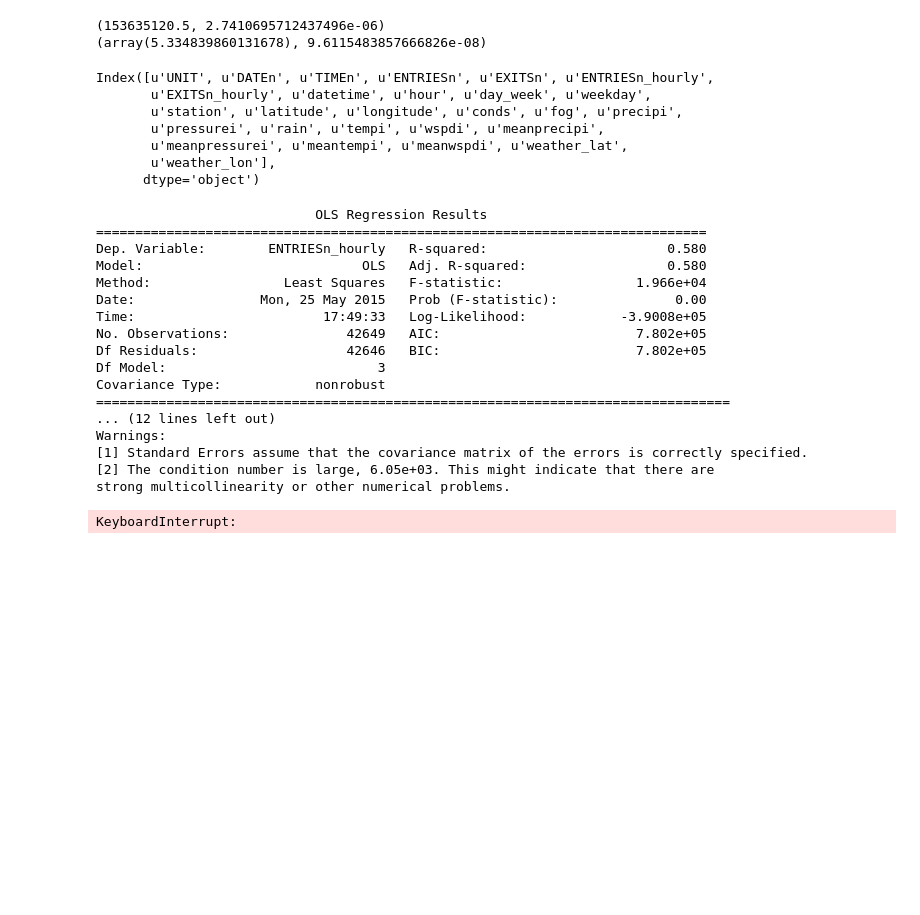
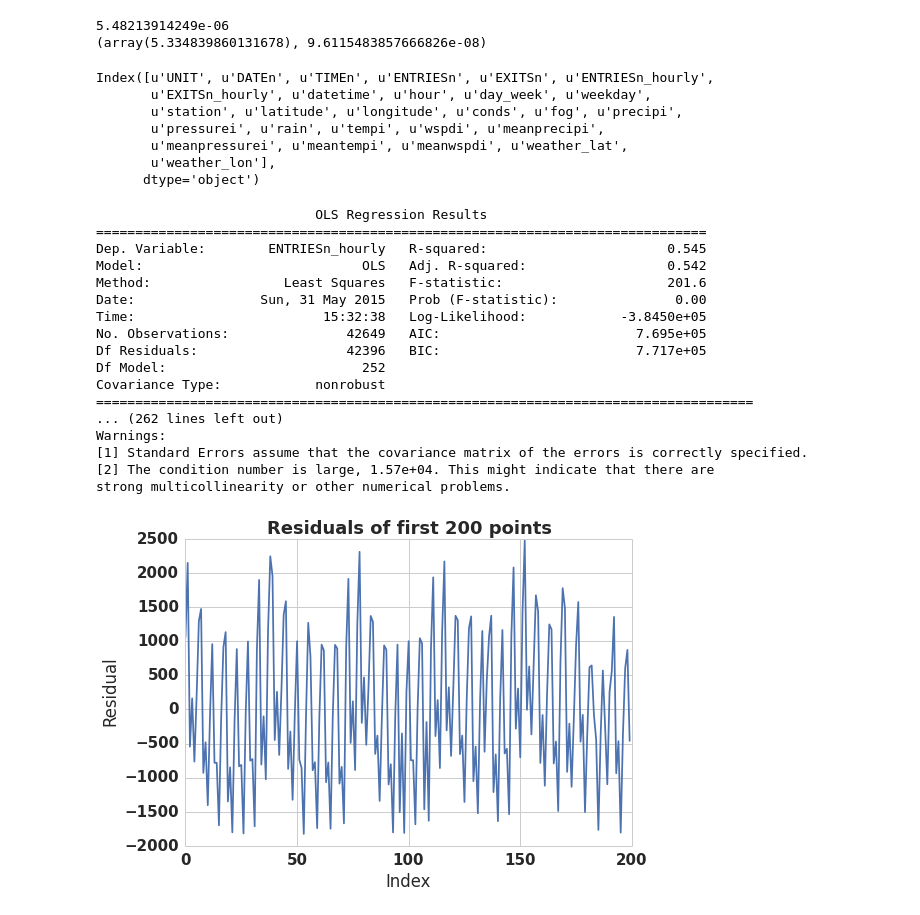
Before and after one commit to tikazyq/udacity-dand, a Jupyter notebook: proj1/proj1_analysis.ipynb, the cells around one changed output. Saved outputs shown, nothing was run; the diff lists cells and outputs as text; code cells hidden in the pictures; blank space fills up the shorter version.

```diff
--- a/proj1/proj1_analysis.ipynb
+++ b/proj1/proj1_analysis.ipynb
@@ -66,10 +80,10 @@ stats_a, stats_b
 # %%
 a = df[df.rain == 1][out_var]
 b = df[df.rain == 0][out_var]
-print mannwhitneyu(a, b)
+print mannwhitneyu(a, b)[1] * 2
 print ttest_ind(a, b)
 # %% [output]
-(153635120.5, 2.7410695712437496e-06)
+5.48213914249e-06
 (array(5.334839860131678), 9.6115483857666826e-08)
 # %%
 df.columns
@@ -83,31 +97,34 @@ Index([u'UNIT', u'DATEn', u'TIMEn', u'ENTRIESn', u'EXITSn', u'ENTRIESn_hourly',
       dtype='object')
 # %%
 features = [
-    'EXITSn_hourly',
+#     'EXITSn_hourly',
+    'unit',
+    'hour',
     'rain',
-    'meantempi'
+    'day_week',
+    'meantempi',
 ]
 # mod = sm.OLS(df)
-# mod = smf.ols('ENTRIESn_hourly ~ EXITSn_hourly + rain', df)
-mod = sm.OLS(df[out_var], df.ix[:, features])
+mod = smf.ols('ENTRIESn_hourly ~ C(UNIT) + C(hour) + rain + C(day_week) + meantempi', df)
+# mod = sm.OLS(df.sort('meantempi')[out_var], df.sort('meantempi').ix[:, features])
 res = mod.fit()
 
 print res.summary()
 # %% [output]
                             OLS Regression Results
 ==============================================================================
-Dep. Variable:        ENTRIESn_hourly   R-squared:                       0.580
-Model:                            OLS   Adj. R-squared:                  0.580
-Method:                 Least Squares   F-statistic:                 1.966e+04
-Date:                Mon, 25 May 2015   Prob (F-statistic):               0.00
-Time:                        17:49:33   Log-Likelihood:            -3.9008e+05
-No. Observations:               42649   AIC:                         7.802e+05
-Df Residuals:                   42646   BIC:                         7.802e+05
-Df Model:                           3
+Dep. Variable:        ENTRIESn_hourly   R-squared:                       0.545
+Model:                            OLS   Adj. R-squared:                  0.542
+Method:                 Least Squares   F-statistic:                     201.6
+Date:                Sun, 31 May 2015   Prob (F-statistic):               0.00
+Time:                        15:32:38   Log-Likelihood:            -3.8450e+05
+No. Observations:               42649   AIC:                         7.695e+05
+Df Residuals:                   42396   BIC:                         7.717e+05
+Df Model:                         252
 Covariance Type:            nonrobust
-=================================================================================
-... (12 lines left out)
+====================================================================================
+... (262 lines left out)
 Warnings:
 [1] Standard Errors assume that the covariance matrix of the errors is correctly specified.
-[2] The condition number is large, 6.05e+03. This might indicate that there are
+[2] The condition number is large, 1.57e+04. This might indicate that there are
 strong multicollinearity or other numerical problems.
@@ -116,9 +131,9 @@ dim= ['UNIT', 'DATEn']
-# %%
-fig, axes = plt.subplots(211)
-
-df[mask][out_var].hist(bins=200, ax=axes[0])
-df[~mask][out_var].hist(bins=200, ax=axes[1])
-
-ax.set_xscale('log')
-# %% [output]
-KeyboardInterrupt:
+# %%
+from statsmodels.graphics.tsaplots import plot_acf
+plt.plot(range(200), res.resid[:200])
+plt.title('Residuals of first 200 points')
+plt.ylabel('Residual')
+plt.xlabel('Index')
+plt.savefig('5.1.residuals_line.png', bbox_inches='tight')
+# %% [output]
+[figure, added]
```
Also changed, not shown: parts of 14 cells of this notebook, 9 other files.
